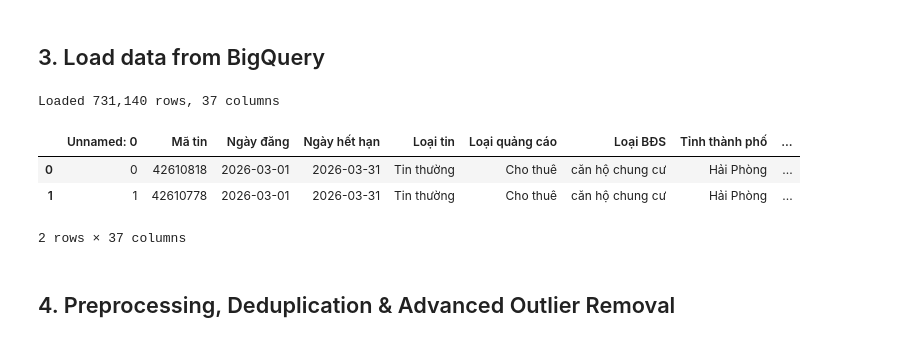
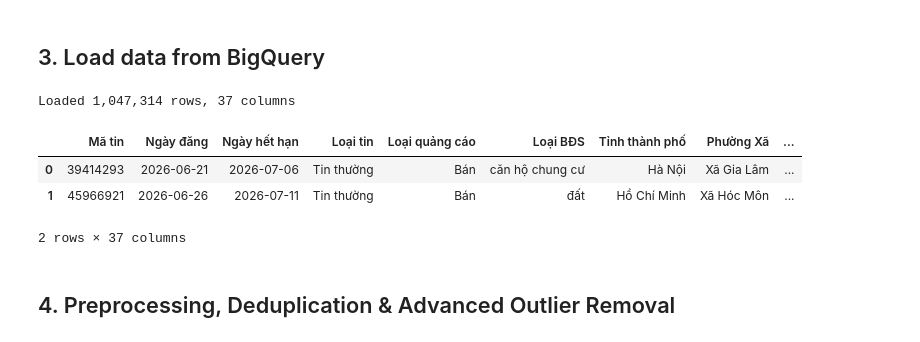
Before and after one commit to Nguyen-Thien-Tri/gia-bds, a Jupyter notebook: Fabric/ML model.ipynb, the cells around one changed output. Saved outputs shown, nothing was run; the diff lists cells and outputs as text; code cells hidden in the pictures.

```diff
--- a/Fabric/ML model.ipynb
+++ b/Fabric/ML model.ipynb
@@ -129,32 +112,33 @@ GPU_CONFIG = detect_gpu()
 # %%
 # ── Configuration ────────────────────────────────────────────────────────
 GCP_KEY_PATH  = '/lakehouse/default/Files/real-estate-project-445516-c4ed0011894f.json'
 BQ_TABLE      = 'real-estate-project-445516.real_estate_data.ads_data'
 LAKEHOUSE_DIR = '/lakehouse/default/Files/training_data'
 # ───────────────────────────────────────────────────────────
 
-# client = bigquery.Client.from_service_account_json(GCP_KEY_PATH)
+client = bigquery.Client.from_service_account_json(GCP_KEY_PATH)
 
 query = f"""
     SELECT *
     FROM `{BQ_TABLE}`
-    WHERE `Ngày gia hạn` >= '2026-03-01T00:00:00'
-      AND `Ngày gia hạn` <= '2026-03-31T00:00:00'
+    WHERE `Ngày gia hạn` >= '2026-05-15T00:00:00'
+      AND `Ngày gia hạn` <= '2026-07-15T00:00:00'
 """
 
 # Option 1: Load từ BigQuery (nếu có kết nối)
 # df = client.query(query).to_dataframe()
 
 # Option 2: Load từ file CSV (offline)
-df = pd.read_csv(f'/kaggle/input/datasets/nguyentri2707/ads-data-2026-03/ads_data_2026_03.csv', low_memory=False)
+df = pd.read_csv(f'/lakehouse/default/Files/training_data/ads_data_2026_05_07.csv', low_memory=False)
+# df.to_csv(f"{LAKEHOUSE_DIR}/ads_data_2026_05_07.csv", index = False)
 
 print(f'Loaded {len(df):,} rows, {df.shape[1]} columns')
 df.head(2)
 # %% [output]
-Loaded 731,140 rows, 37 columns
+Loaded 1,047,314 rows, 37 columns
-|  | Unnamed: 0 | Mã tin | Ngày đăng | Ngày hết hạn | Loại tin | Loại quảng cáo | Loại BĐS | Tỉnh thành phố | ... |
-| 0 | 0 | 42610818 | 2026-03-01 | 2026-03-31 | Tin thường | Cho thuê | căn hộ chung cư | Hải Phòng | ... |
-| 1 | 1 | 42610778 | 2026-03-01 | 2026-03-31 | Tin thường | Cho thuê | căn hộ chung cư | Hải Phòng | ... |
+|  | Mã tin | Ngày đăng | Ngày hết hạn | Loại tin | Loại quảng cáo | Loại BĐS | Tỉnh thành phố | Phường Xã | ... |
+| 0 | 39414293 | 2026-06-21 | 2026-07-06 | Tin thường | Bán | căn hộ chung cư | Hà Nội | Xã Gia Lâm | ... |
+| 1 | 45966921 | 2026-06-26 | 2026-07-11 | Tin thường | Bán | đất | Hồ Chí Minh | Xã Hóc Môn | ... |
 2 rows × 37 columns
 # %% [markdown]
 ## 4. Preprocessing, Deduplication & Advanced Outlier Removal
```
Also changed, not shown: parts of 6 cells of this notebook, 4 other files.
